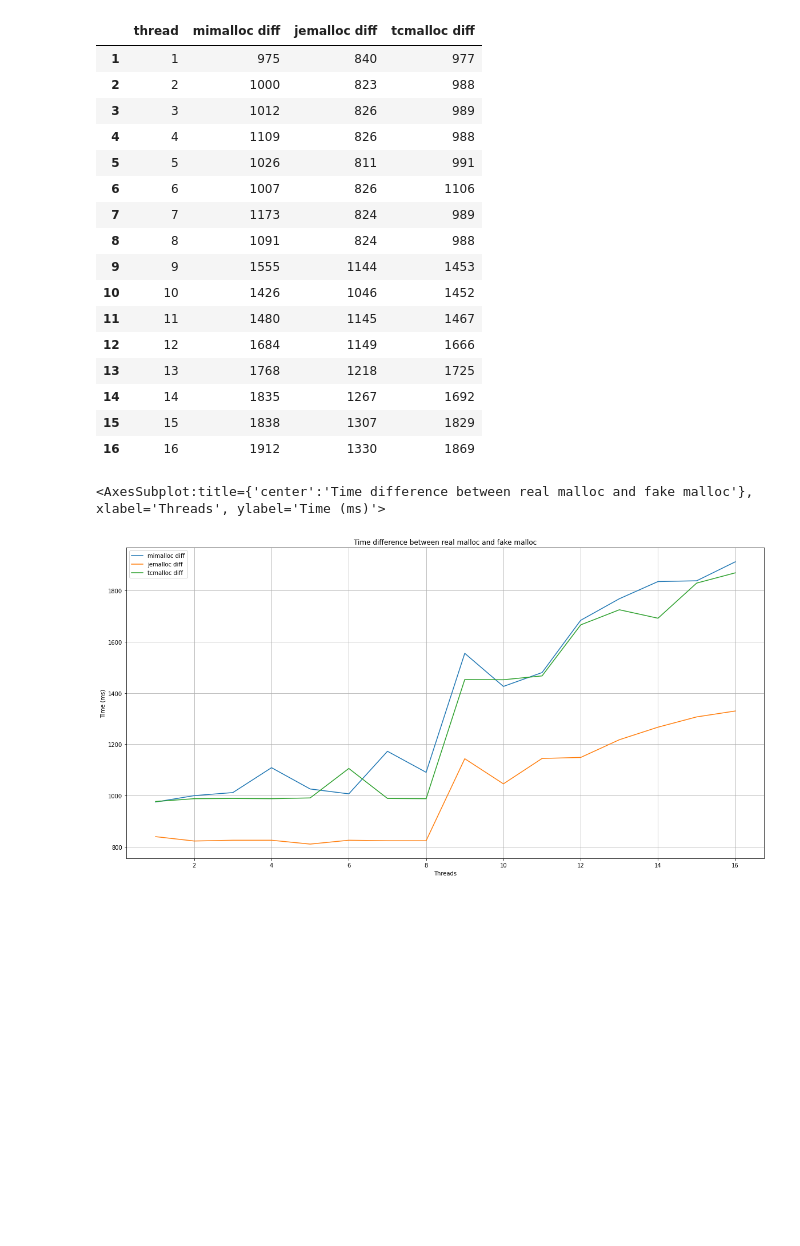
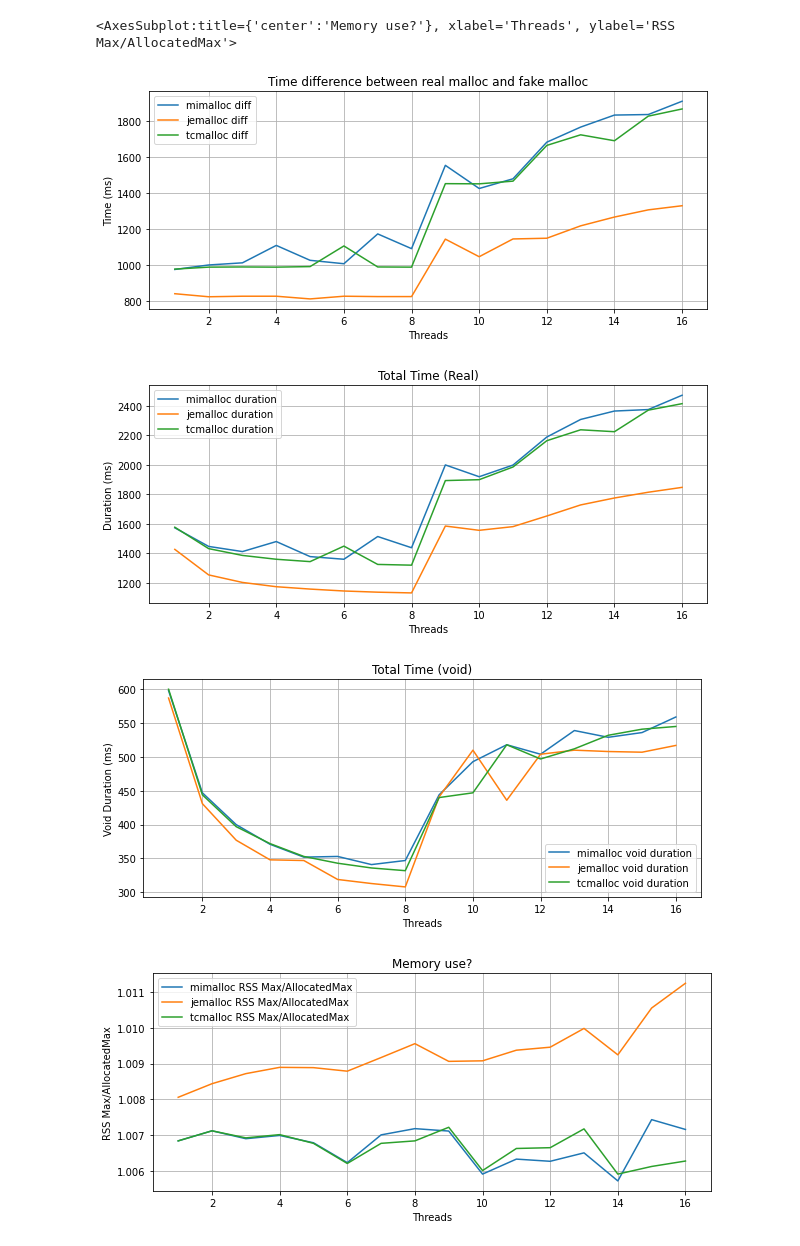
Before and after one commit to biddisco/alloc-test, a Jupyter notebook: plot/plot-jb.ipynb, the cells around one changed output. Drawn from its saved outputs; the diff is of its cells as text; code cells hidden in the pictures; blank space fills up the shorter version.

Commit message:
Add other graphs to plot script

```diff
--- a/plot/plot-jb.ipynb
+++ b/plot/plot-jb.ipynb
@@ -36,7 +36,7 @@ def read_malloc_output(filename, debug=False):
         display(hw_df)
     return hw_df
 # %%
-show_debug = True;
+show_debug = False
 results = {}
 results["mimalloc"] = read_malloc_output(PLOT_DIR + "test_mimalloc.txt", debug=show_debug)
 results["jemalloc"] = read_malloc_output(PLOT_DIR + "test_jemalloc.txt")
@@ -45,20 +45,34 @@ results["tcmalloc"] = read_malloc_output(PLOT_DIR + "test_tcmalloc.txt")
 # create empty dataframe
 diff = pd.DataFrame()
 diff_list = []
+duration_list = []
+dur_void_list = []
+rss_list = []
 
 for name, df in results.items():
     if df is not None:
-        # merge diff column and rename it in the new dataset
-        diff = pd.merge(diff, df["thread"], left_index=True, right_index=True, how='outer', suffixes=('', '_y'))
-        diff.drop(diff.filter(regex='_y$').columns, axis=1, inplace=True)
-        # merge thread column and delete it if it is a duplicate (all tests have an identical thread column)
-        diff = pd.merge(diff, df["diff(ms)"], left_index=True, right_index=True, how='outer')
+        # combine columns we want from each dataframe into a single final dataframe, append _x to duplicated column names
+        diff = pd.merge(diff, df[["thread", "diff(ms)", "duration(ms)", "duration of void(ms)", "(RSS max<<12)/allocatedMax"]], left_index=True, right_index=True, how='outer', suffixes=('', '_y'))
+        # rename each column we want to include the name of the allocator
         diff.rename(columns={"diff(ms)": name +" diff"}, inplace=True)
+        diff.rename(columns={"duration(ms)": name +" duration"}, inplace=True)
+        diff.rename(columns={"duration of void(ms)": name +" void duration"}, inplace=True)
+        diff.rename(columns={"(RSS max<<12)/allocatedMax": name +" RSS Max/AllocatedMax"}, inplace=True)
+
         # add valid diff column name to final plot list
         diff_list.append(name +" diff")
+        duration_list.append(name +" duration")
+        dur_void_list.append(name +" void duration")
+        rss_list.append(name +" RSS Max/AllocatedMax")
+
+# delete columns that are jjust duplicate like 'thread'
+diff.drop(diff.filter(regex='_y$').columns, axis=1, inplace=True)
 
 if show_debug:
     display(diff)
 
-diff.plot(x='thread', y=diff_list, use_index=True, figsize=(20,10), grid=True, xlabel="Threads", ylabel="Time (ms)", title="Time difference between real malloc and fake malloc")
+diff.plot(x='thread', y=diff_list,     figsize=(10,4), grid=True, xlabel="Threads", ylabel="Time (ms)", title="Time difference between real malloc and fake malloc")
+diff.plot(x='thread', y=duration_list, figsize=(10,4), grid=True, xlabel="Threads", ylabel="Duration (ms)", title="Total Time (Real)")
+diff.plot(x='thread', y=dur_void_list, figsize=(10,4), grid=True, xlabel="Threads", ylabel="Void Duration (ms)", title="Total Time (void)")
+diff.plot(x='thread', y=rss_list,      figsize=(10,4), grid=True, xlabel="Threads", ylabel="RSS Max/AllocatedMax", title="Memory use?")
 # %% [output]
@@ -100,19 +79,5 @@ diff.plot(x='thread', y=diff_list, use_index=True, figsize=(20,10), grid=True, x
-|  | thread | mimalloc diff | jemalloc diff | tcmalloc diff |
-| 1 | 1 | 975 | 840 | 977 |
-| 2 | 2 | 1000 | 823 | 988 |
-| 3 | 3 | 1012 | 826 | 989 |
-| 4 | 4 | 1109 | 826 | 988 |
-| 5 | 5 | 1026 | 811 | 991 |
-| 6 | 6 | 1007 | 826 | 1106 |
-| 7 | 7 | 1173 | 824 | 989 |
-| 8 | 8 | 1091 | 824 | 988 |
-| 9 | 9 | 1555 | 1144 | 1453 |
-| 10 | 10 | 1426 | 1046 | 1452 |
-| 11 | 11 | 1480 | 1145 | 1467 |
-| 12 | 12 | 1684 | 1149 | 1666 |
-| 13 | 13 | 1768 | 1218 | 1725 |
-| 14 | 14 | 1835 | 1267 | 1692 |
-| 15 | 15 | 1838 | 1307 | 1829 |
-| 16 | 16 | 1912 | 1330 | 1869 |
-<AxesSubplot:title={'center':'Time difference between real malloc and fake malloc'}, xlabel='Threads', ylabel='Time (ms)'>
+<AxesSubplot:title={'center':'Memory use?'}, xlabel='Threads', ylabel='RSS Max/AllocatedMax'>
-[figure, old version]
+[figure, new version]
+[figure, added]
+[figure, added]
+[figure, added]
```
Also changed, not shown: parts of 12 cells of this notebook.
